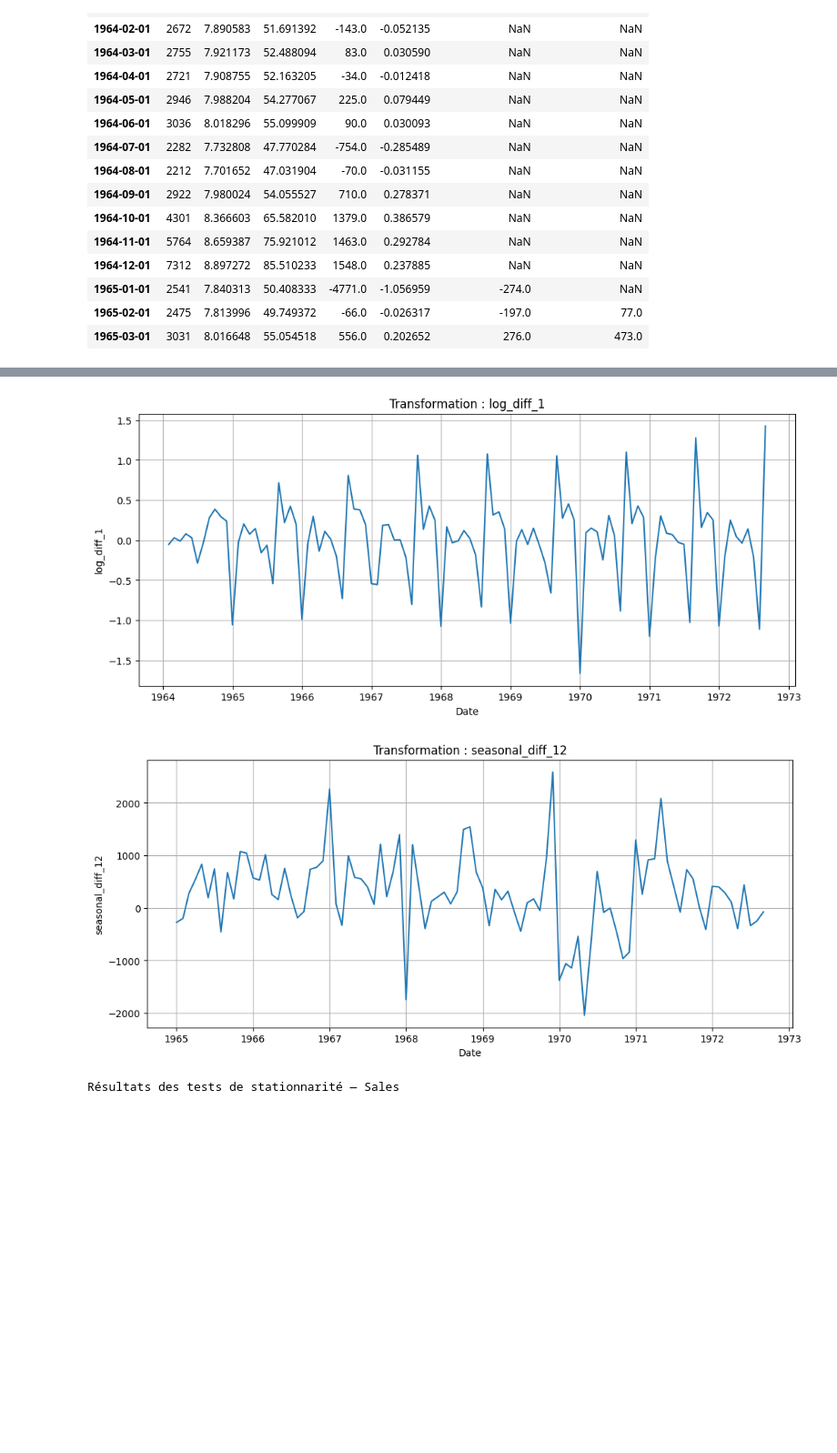
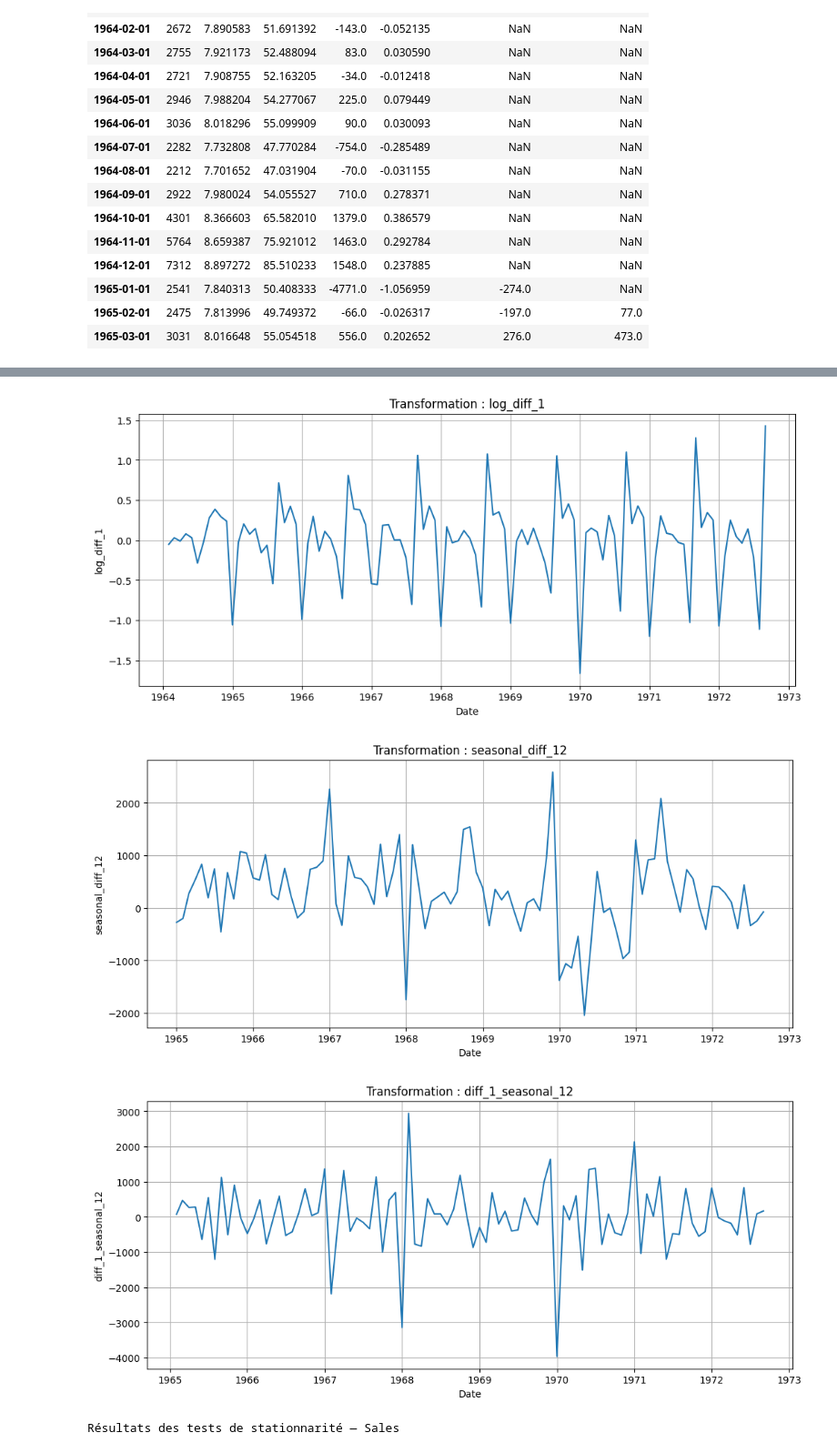
Before and after one commit to oussamaelmoussaoui/Projet_ARIMA, a Jupyter notebook: notebooks/02_champagne_sales_corrected.ipynb, the cells around one changed output, grey strips where cells are left out. Shown at 91% size. Cells and saved outputs as stored; diff of their text form; code cells hidden in the pictures; blank space fills up the shorter version.

```diff
--- a/notebooks/02_champagne_sales_corrected.ipynb
+++ b/notebooks/02_champagne_sales_corrected.ipynb
@@ -446,22 +442,23 @@ transformed.head(15)
 | 1965-02-01 | 2475 | 7.813996 | 49.749372 | -66.0 | -0.026317 | -197.0 | 77.0 |
 | 1965-03-01 | 3031 | 8.016648 | 55.054518 | 556.0 | 0.202652 | 276.0 | 473.0 |
 # %%
-columns_to_plot = ["Sales", "log", "sqrt", "diff_1", "log_diff_1", "seasonal_diff_12"]
+columns_to_plot = ["Sales", "log", "sqrt", "diff_1", "log_diff_1", "seasonal_diff_12", "diff_1_seasonal_12"]
 
 for col in columns_to_plot:
     fig, ax = plt.subplots()
     ax.plot(transformed.index, transformed[col])
     ax.set_title(f"Transformation : {col}")
     ax.set_xlabel("Date")
     ax.set_ylabel(col)
     plt.show()
 # %% [output]
 [figure]
 [figure]
 [figure]
 [figure]
 [figure]
 [figure]
+[figure, added]
 # %%
 for col in ["Sales", "log", "sqrt", "diff_1", "log_diff_1", "seasonal_diff_12", "diff_1_seasonal_12"]:
     display(stationarity_tests(transformed[col], col))
```
Also changed, not shown: parts of 6 cells of this notebook, 4 other files.
